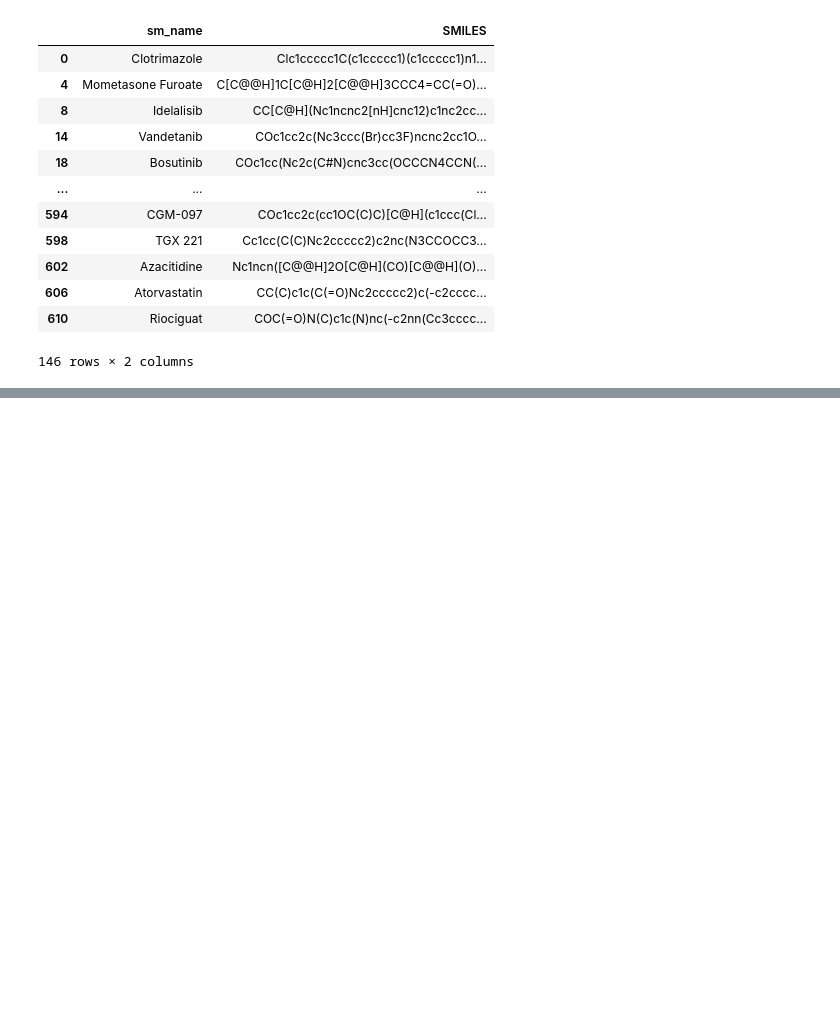
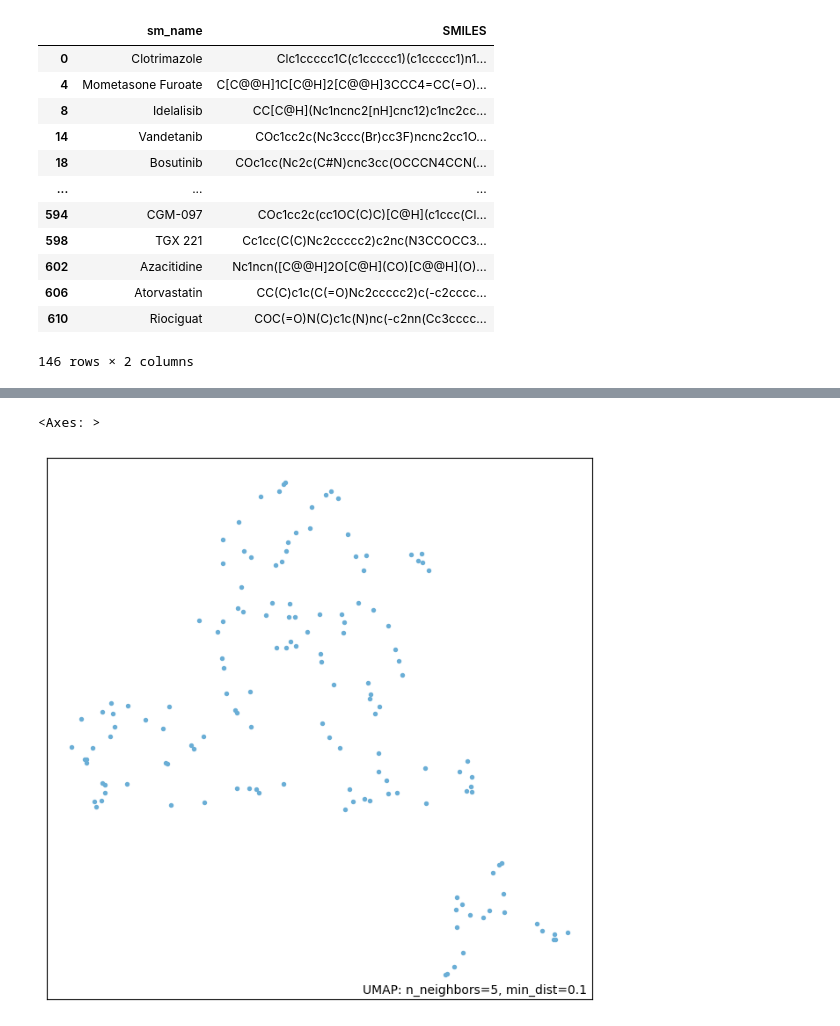
Before and after one commit to lzj1769/kaggle_scp, a Jupyter notebook: src/ChemBERTa-77M-MTR/01_ChemBERTa-77M-MTR.ipynb, the cells around one changed output, grey strips where cells are left out. Drawn from its saved outputs; the diff is of its cells as text; code cells hidden in the pictures; blank space fills up the shorter version.

```diff
--- a/src/ChemBERTa-77M-MTR/01_ChemBERTa-77M-MTR.ipynb
+++ b/src/ChemBERTa-77M-MTR/01_ChemBERTa-77M-MTR.ipynb
@@ -79,2 +89,7 @@ pca = PCA(n_components=30)
 # %%
 embeddings_mean_pca = pca.fit_transform(embeddings_mean)
+embedding = umap.UMAP(n_neighbors=5).fit(embeddings_mean_pca)
+umap.plot.points(embedding)
+# %% [output]
+<Axes: >
+[figure, added]
```
Also changed, not shown: parts of 9 cells of this notebook, 28 other files.
